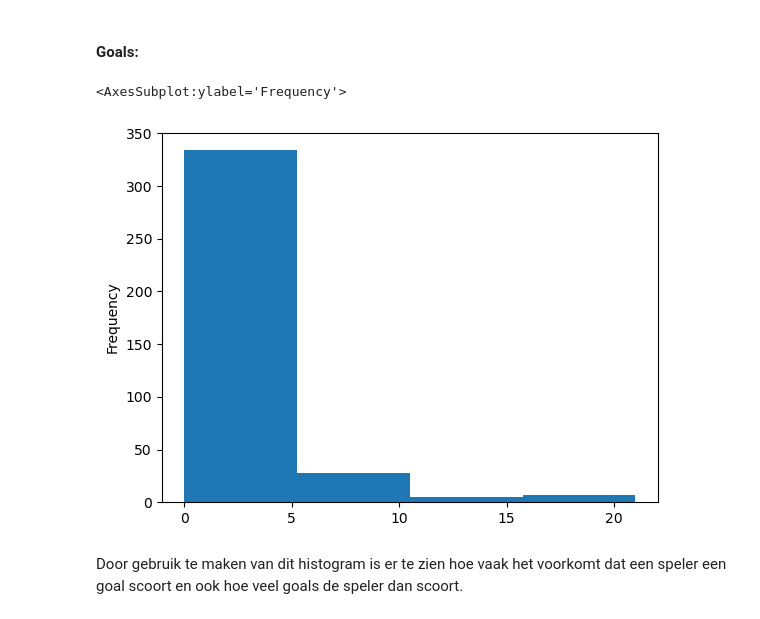
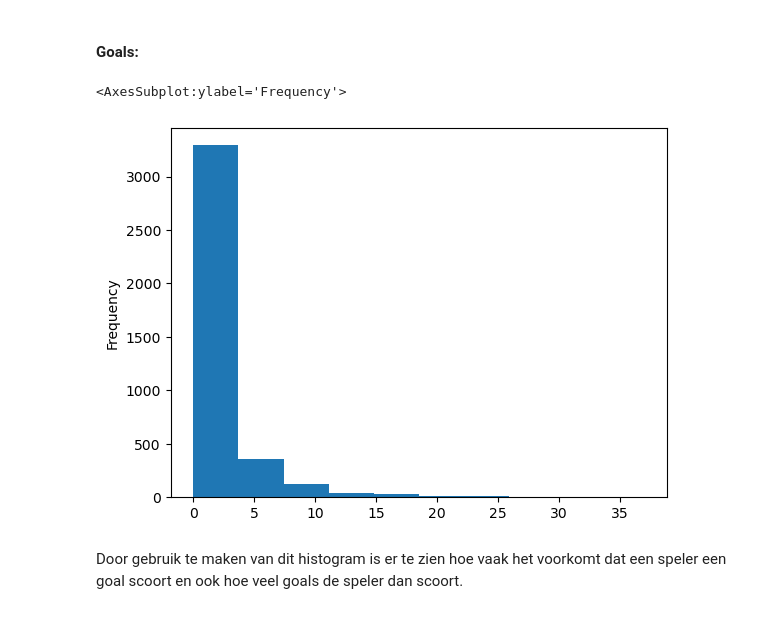
Before and after one commit to Zuijd/PortfolioDataScience, a Jupyter notebook: assignment6/assignment6.ipynb, the cells around one changed output. Saved outputs shown, nothing was run; the diff lists cells and outputs as text; code cells hidden in the pictures.

```diff
--- a/assignment6/assignment6.ipynb
+++ b/assignment6/assignment6.ipynb
@@ -19,5 +19,5 @@ playerStats.head()
 # %%
-playerStatsEredivisie = playerStats[(playerStats['League'] == 'Eredivisie') & (playerStats['Player'].notnull())]
+playerStatsAllLeagues = playerStats[(playerStats['Player'].notnull())]
 # %% [markdown]
 #### Categorical
 # %% [markdown]
@@ -59,9 +52,9 @@ Door gebruik te maken van een boxplot is te zien wat de verdeling is van het aan
 # %% [markdown]
 #### Goals:
 # %%
-playerStatsEredivisie['Goals'].plot(kind='hist', bins=4)
+playerStatsAllLeagues['Goals'].plot(kind='hist', bins=10)
 # %% [output]
 <AxesSubplot:ylabel='Frequency'>
-[figure, old version]
+[figure, new version]
 # %% [markdown]
 Door gebruik te maken van dit histogram is er te zien hoe vaak het voorkomt dat een speler een goal scoort en ook hoe veel goals de speler dan scoort.
```
Also changed, not shown: parts of 7 cells of this notebook.
